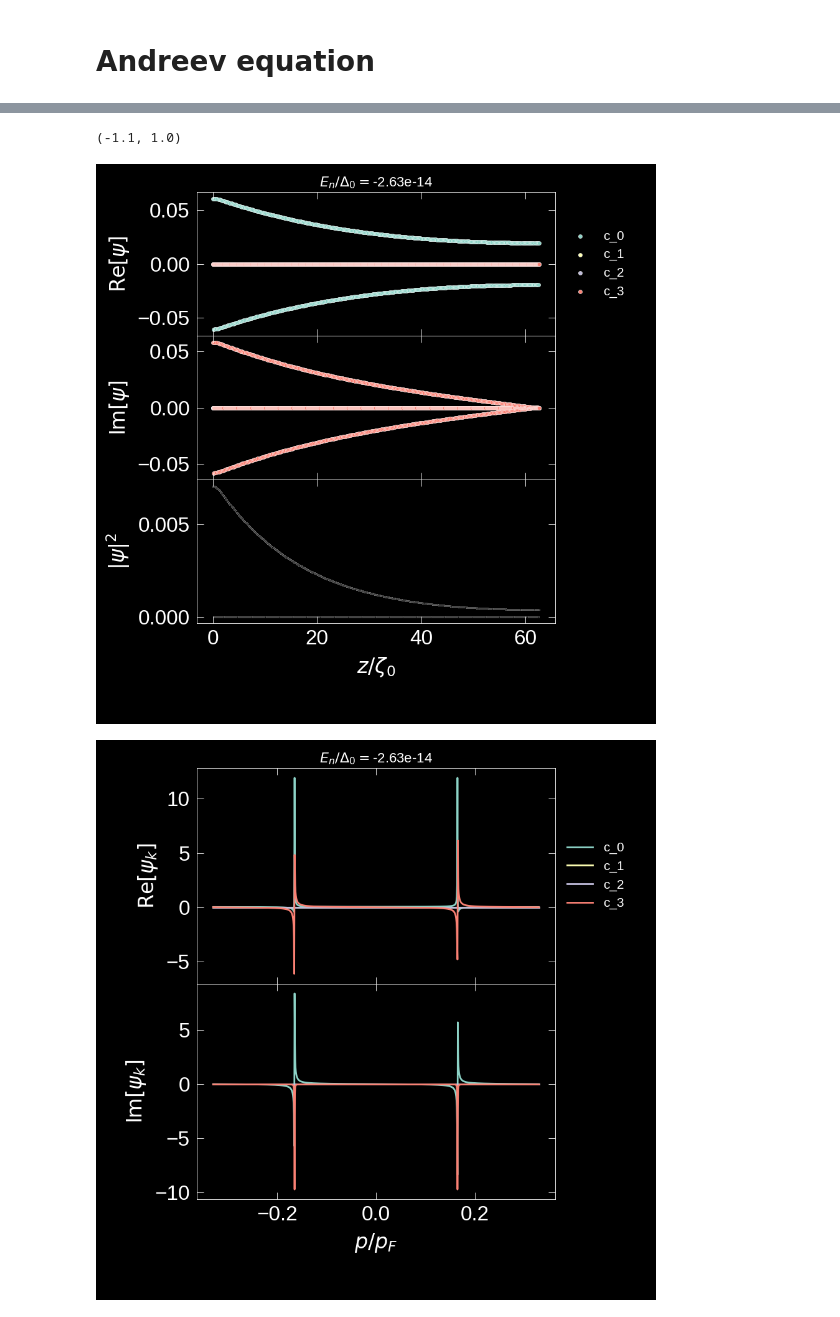
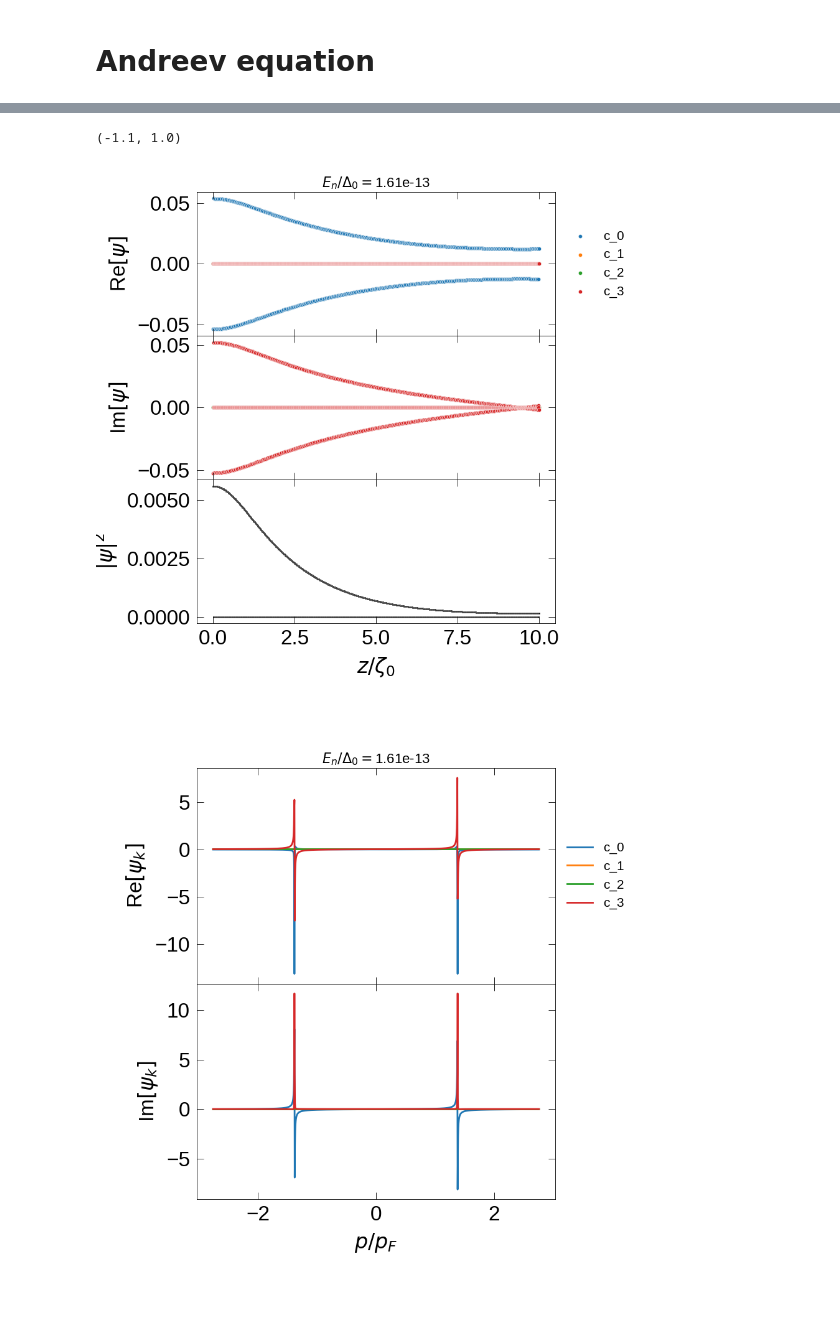
Before and after one commit to FlyingCurryMonster/BdG, a Jupyter notebook: 3He-bdg-cuda.ipynb, the cells around one changed output, grey strips where cells are left out. Saved outputs shown, nothing was run; the diff lists cells and outputs as text; code cells hidden in the pictures.

```diff
--- a/3He-bdg-cuda.ipynb
+++ b/3He-bdg-cuda.ipynb
@@ -205,9 +205,9 @@ P = 29.3
 gam = 1.76
 
 
-dz = 1E-2
+dz = 0.75e-2
 zmin = 0
-zmax = 15
+zmax = 10
 z = cp.arange(zmin, zmax+dz, dz)
 
 gap_spatial_dep = np.tanh(z)
@@ -301,5 +307,5 @@ psi_modes = psi_fft.T.groupby('En', group_keys =False).apply(
 # %%
-i = 2
+i = 1
 
 data = psi_df.loc[:, i]
 
@@ -398,7 +404,7 @@ P = 29.3
 gam = 1.76
 
 
-dz = 0.7E-2
+dz = 0.75E-2
 zmin = 0
 zmax = 10
 z = cp.arange(zmin, zmax+dz, dz)
@@ -435,5 +439,10 @@ OutOfMemoryError: Out of memory allocating 1,047,515,648 bytes (allocated so far
 # %%
 andreev_eigval, andreev_eigvec = cp.asnumpy(cp_andreev_eigval), cp.asnumpy(cp_andreev_eigvec)
+z = cp.asnumpy(z)
+del cp_andreev_eigval, cp_andreev_eigvec, H_andreev, K, U, mat0, T, V, tanh_mat
+cp.cuda.Device().synchronize()
+cp.get_default_memory_pool().free_all_blocks()
+
 E_a = andreev_eigval
 pos_Ea = E_a[E_a>0]
 neg_Ea = E_a[E_a<0]
@@ -452,7 +461,7 @@ psi_a_fft.index.name = 'k'
 psi_a_modes = psi_a_fft.T.groupby('En', group_keys =False).apply(
     lambda x: np.sum(np.abs(x), axis =0)).T
 # %%
-i =-1
+i =1
 
 data = psi_a_df.loc[:, i]
 
@@ -469,42 +478,42 @@ for col in data.columns:
 
     ax[2].set_xlabel(r'$z/\zeta_0$')
 
-    ax[0].set_ylabel(r'$\text{Re}[{\psi}]$')
-    ax[1].set_ylabel(r'$\text{Im}[{\psi}]$')
+    ax[0].set_ylabel(r'Re$[{\psi}]$')
+    ax[1].set_ylabel(r'Im$[{\psi}]$')
     ax[2].set_ylabel(r'$|{\psi}|^2$')
     ax[0].legend(loc='center left', bbox_to_anchor=(1, 0.5), fontsize = 15)
 
 
 
 fig, ax = plt.subplots(2, sharex=True, figsize = (9, 9))
 fig.subplots_adjust(hspace = 0)
 data = psi_a_fft.loc[:, i]
 
 for col in data.columns:
 
     if i>0: title = pos_Ea[(i-1)]
     else: title = np.flip(neg_Ea)[(-1*i-1)]
     ax[0].set_title(r'$E_n/\Delta_0=$'+'{:.3g}'.format(title), fontsize = 16)
 
     sns.lineplot(x=p_a, y= np.real(data.loc[:, col]), alpha = 1, ax = ax[0], label = col)
     sns.lineplot(x=p_a, y=-np.imag(data.loc[:, col]), alpha = 1, ax = ax[1], )
 
     ax[1].set_xlabel(r'$p/p_F$')
-    ax[0].set_ylabel(r'$\text{Re}[{\psi_k}]$')
-    ax[1].set_ylabel(r'$\text{Im}[{\psi_k}]$')
+    ax[0].set_ylabel(r'Re$[{\psi_k}]$')
+    ax[1].set_ylabel(r'Im$[{\psi_k}]$')
     ax[0].legend(loc='center left', bbox_to_anchor=(1, 0.5), fontsize = 15)
 
 fig, ax = plt.subplots()
 # contour =ax.contourf(p_a, eigval_a, psi_a_modes.T, cmap = 'Reds')
-contour =ax.contourf(p_a, eigval_a/kappa, psi_a_modes.T, cmap = 'Reds')
+contour =ax.contourf(p_a, E_a/kappa, psi_a_modes.T, cmap = 'Reds')
 
 cbar = fig.colorbar(contour)
 ax.set_xlabel(r'$p/p_F$')
 ax.set_ylabel(r'$E/\mu$')
 ax.set_ylim(-1.1, 1)
 # ax.axvline(0.16, color = 'k', linestyle = '--', linewidth = 1)
 # ax.axvline(0.17, color = 'k', linestyle = '--', linewidth = 1)
 # %% [output]
 (-1.1, 1.0)
-[figure, old version]
+[figure, new version]
-[figure, old version]
+[figure, new version]
```
Also changed, not shown: parts of 8 cells of this notebook, 2 other files.
